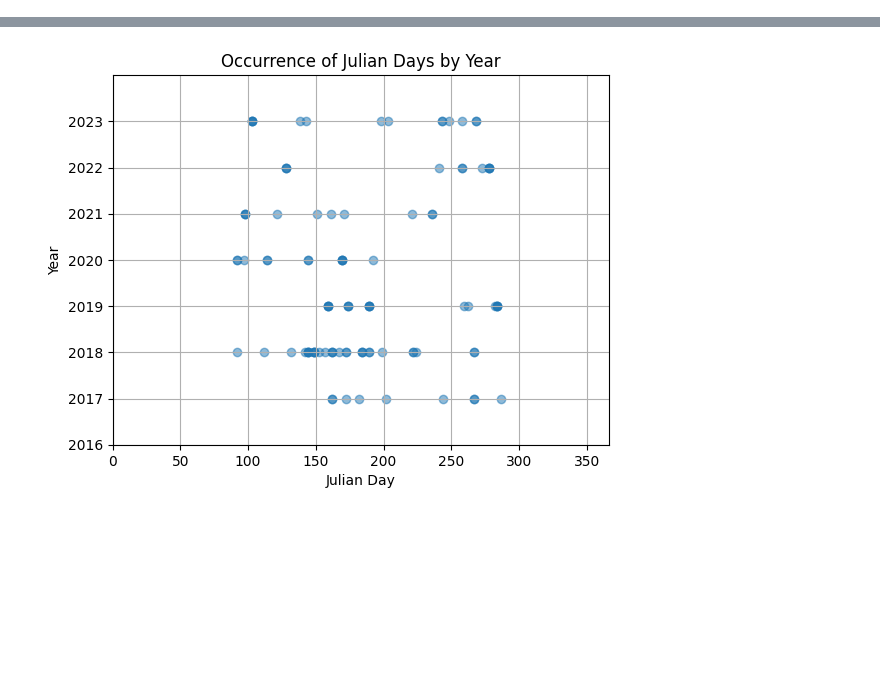
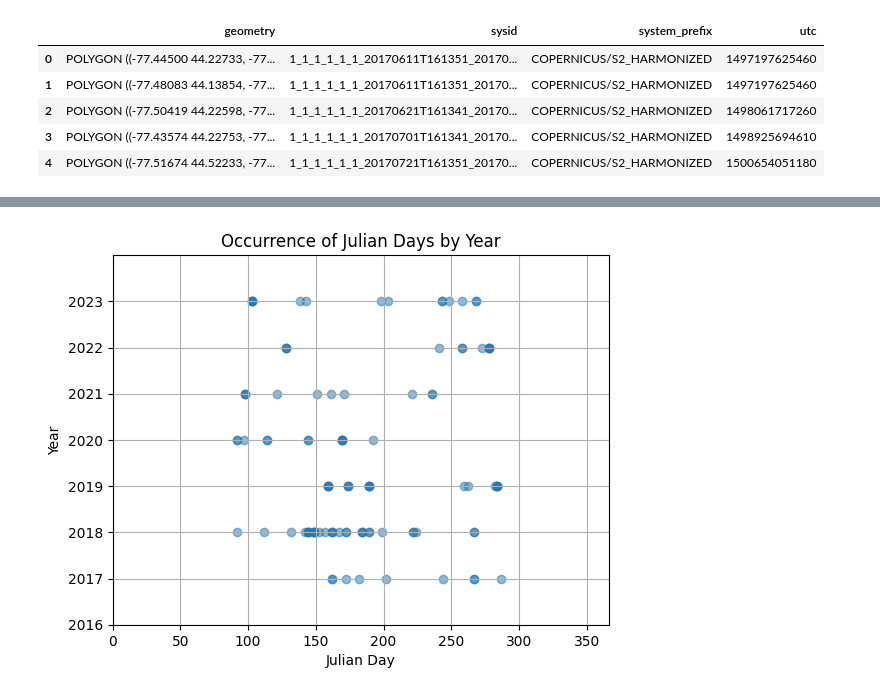
Before and after one commit to Hamilton97/geeopca, a Jupyter notebook: docs/examples/01_data_processing.ipynb, the cells around one changed output, grey strips where cells are left out. Drawn from its saved outputs; the diff is of its cells as text; code cells hidden in the pictures; blank space fills up the shorter version.

```diff
--- a/docs/examples/01_data_processing.ipynb
+++ b/docs/examples/01_data_processing.ipynb
@@ -27,2 +24,18 @@ gdf['sysid'] = gdf['sysid'].apply(lambda row: row[2:])
+# %%
+gdf = geeopca.convert_2_dataframe(dataset)
+
+# def process(row):
+#     elements = row.split("_")
+#     return "_".join([elm for elm in elements if not elm.isdigit()])
+
+# gdf['sysid'] = gdf['sysid'].apply(process)
+gdf.head()
+# %% [output]
+|  | geometry | sysid | system_prefix | utc |
+| 0 | POLYGON ((-77.44500 44.22733, -77... | 1_1_1_1_1_1_20170611T161351_20170... | COPERNICUS/S2_HARMONIZED | 1497197625460 |
+| 1 | POLYGON ((-77.48083 44.13854, -77... | 1_1_1_1_1_1_20170611T161351_20170... | COPERNICUS/S2_HARMONIZED | 1497197625460 |
+| 2 | POLYGON ((-77.50419 44.22598, -77... | 1_1_1_1_1_1_20170621T161341_20170... | COPERNICUS/S2_HARMONIZED | 1498061717260 |
+| 3 | POLYGON ((-77.43574 44.22753, -77... | 1_1_1_1_1_1_20170701T161341_20170... | COPERNICUS/S2_HARMONIZED | 1498925694610 |
+| 4 | POLYGON ((-77.51674 44.52233, -77... | 1_1_1_1_1_1_20170721T161351_20170... | COPERNICUS/S2_HARMONIZED | 1500654051180 |
 # %%
 # date time processing
```
Also changed, not shown: parts of 5 cells of this notebook, 3 other files.
